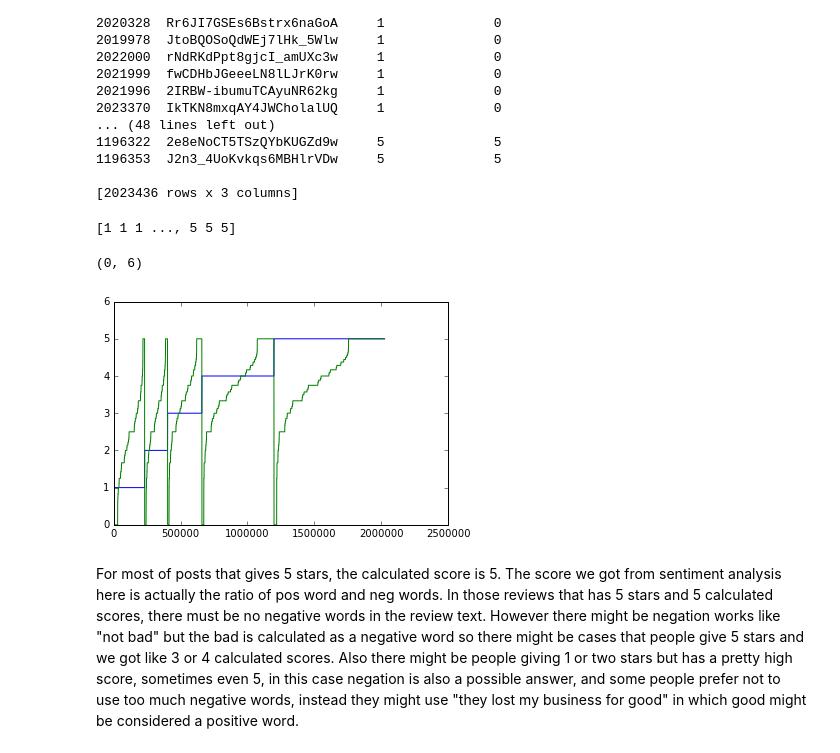
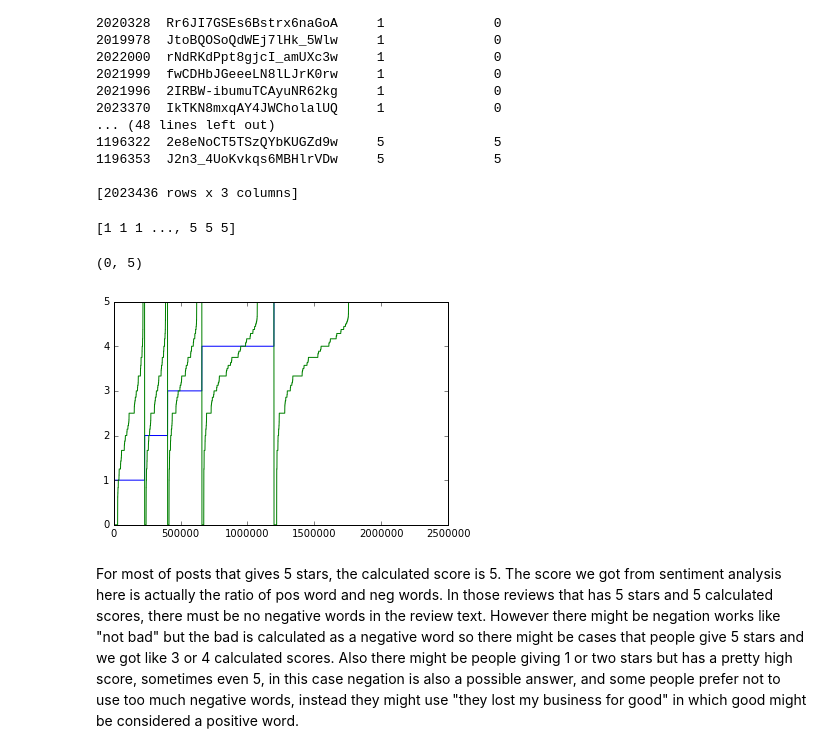
Before and after one commit to gladius1218/dataMining, a Jupyter notebook: hw2-submission/Homework-2.ipynb, the cells around one changed output. Drawn from its saved outputs; the diff is of its cells as text; code cells hidden in the pictures.

Commit message:
- plot range 6 -> 5

```diff
--- a/hw2-submission/Homework-2.ipynb
+++ b/hw2-submission/Homework-2.ipynb
@@ -216,20 +216,20 @@ print review_df
 # %%
 # star_series = review_df['star']
 # score_series = review_df['calculated_id']
 # review_df.star.plot(label='star', linewidth=2)
 star = np.array(review_df.star.values)
 score = np.array(review_df.calculated_id.values)
 print star
 plt.plot(star)
 plt.plot(score)
-plt.ylim(0 , 6)
+plt.ylim(0 , 5)
 # plt.show()
 # review_df.calculated_id.plot(label='calc')
 # plt.legend(loc=2)
 # %% [output]
 [1 1 1 ..., 5 5 5]
-(0, 6)
+(0, 5)
-[figure, old version]
+[figure, new version]
 # %% [markdown]
 For most of posts that gives 5 stars, the calculated score is 5.  The score we got from sentiment analysis here is actually the ratio of pos word and neg words.  In those reviews that has 5 stars and 5 calculated scores, there must be no negative words in the review text.  However there might be negation works like "not bad" but the bad is calculated as a negative word so there might be cases that people give 5 stars and we got like 3 or 4 calculated scores.  Also there might be people giving 1 or two stars but has a pretty high score, sometimes even 5, in this case negation is also a possible answer, and some people prefer not to use too much negative words, instead they might use "they lost my business for good" in which good might be considered a positive word.
 # %% [markdown]
```
